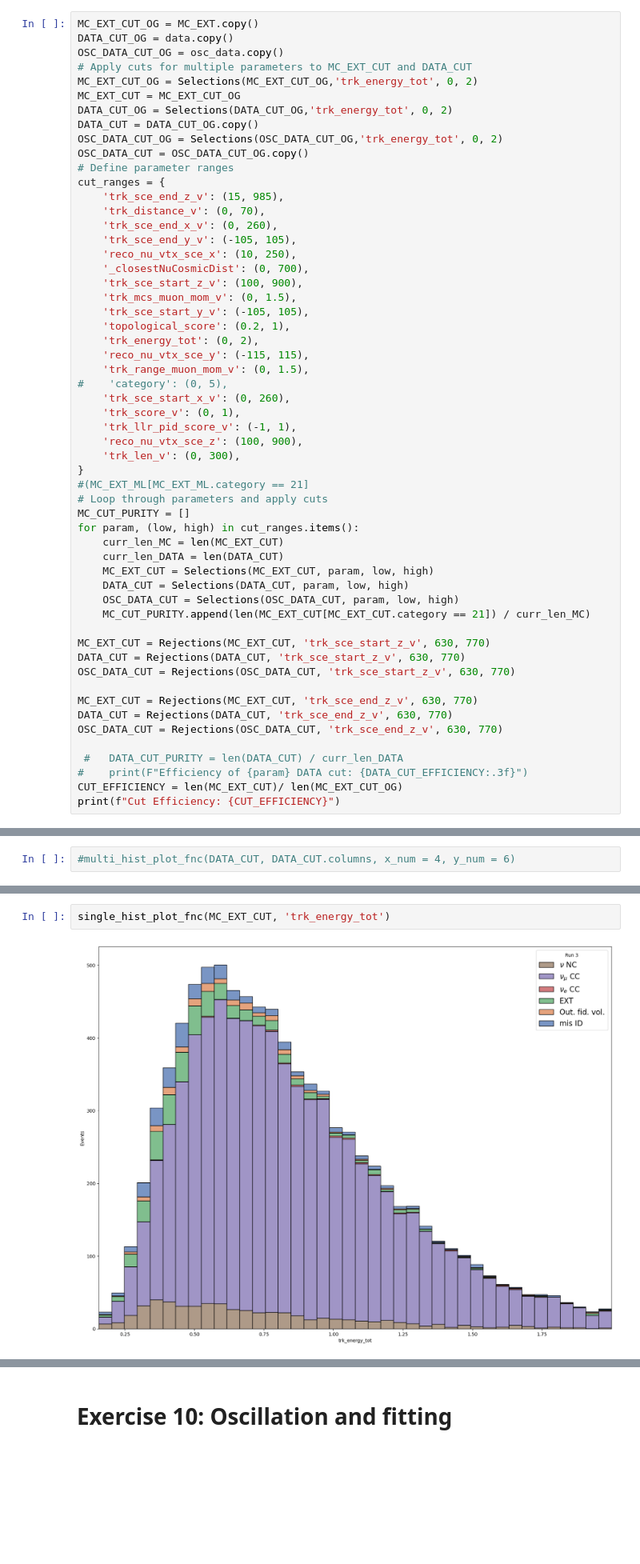
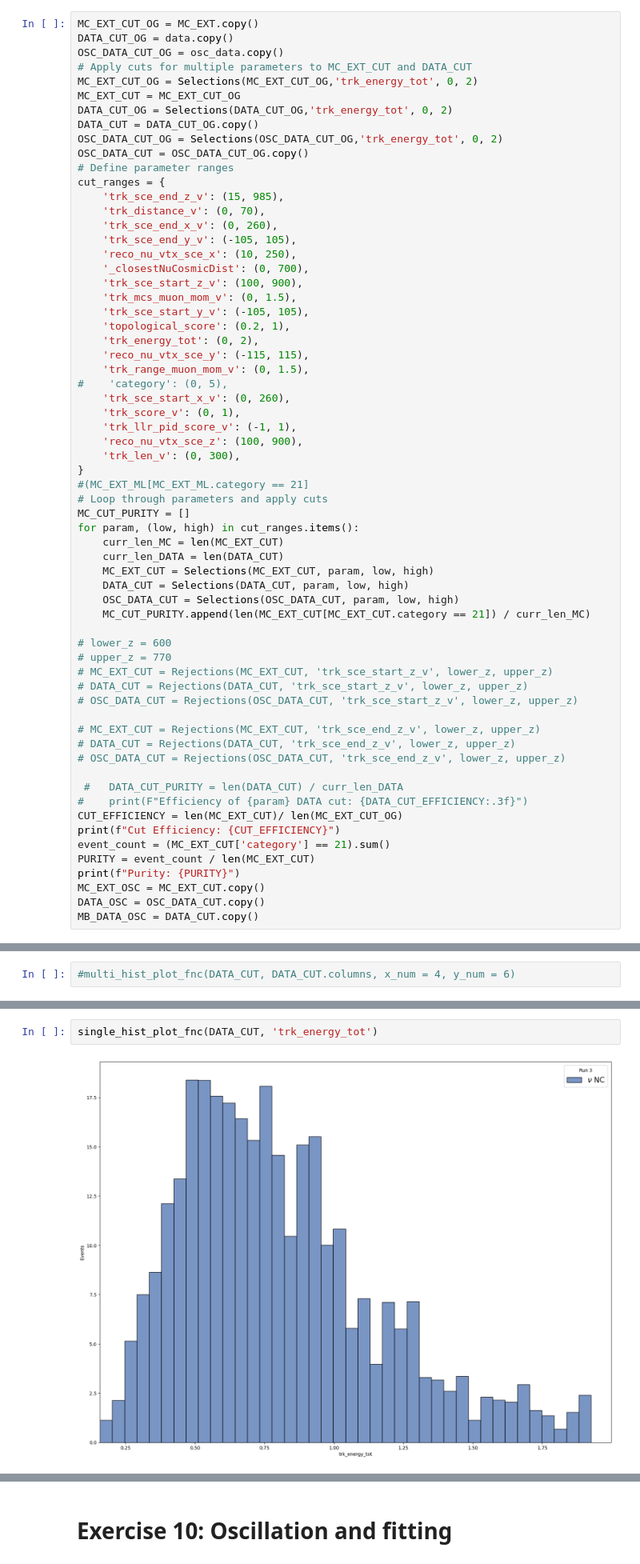
Before and after one commit to chendurshr/MicroBooNE-sem6, a Jupyter notebook: MainAnalysis_template.ipynb, the cells around one changed output, grey strips where cells are left out. Shown at 80% size. Saved outputs shown, nothing was run; the diff lists cells and outputs as text; blank space fills up the shorter version.

```diff
--- a/MainAnalysis_template.ipynb
+++ b/MainAnalysis_template.ipynb
@@ -423,16 +423,24 @@ for param, (low, high) in cut_ranges.items():
     OSC_DATA_CUT = Selections(OSC_DATA_CUT, param, low, high)
     MC_CUT_PURITY.append(len(MC_EXT_CUT[MC_EXT_CUT.category == 21]) / curr_len_MC)
 
-MC_EXT_CUT = Rejections(MC_EXT_CUT, 'trk_sce_start_z_v', 630, 770)
-DATA_CUT = Rejections(DATA_CUT, 'trk_sce_start_z_v', 630, 770)
-OSC_DATA_CUT = Rejections(OSC_DATA_CUT, 'trk_sce_start_z_v', 630, 770)
+# lower_z = 600
+# upper_z = 770
+# MC_EXT_CUT = Rejections(MC_EXT_CUT, 'trk_sce_start_z_v', lower_z, upper_z)
+# DATA_CUT = Rejections(DATA_CUT, 'trk_sce_start_z_v', lower_z, upper_z)
+# OSC_DATA_CUT = Rejections(OSC_DATA_CUT, 'trk_sce_start_z_v', lower_z, upper_z)
 
-MC_EXT_CUT = Rejections(MC_EXT_CUT, 'trk_sce_end_z_v', 630, 770)
-DATA_CUT = Rejections(DATA_CUT, 'trk_sce_end_z_v', 630, 770)
-OSC_DATA_CUT = Rejections(OSC_DATA_CUT, 'trk_sce_end_z_v', 630, 770)
+# MC_EXT_CUT = Rejections(MC_EXT_CUT, 'trk_sce_end_z_v', lower_z, upper_z)
+# DATA_CUT = Rejections(DATA_CUT, 'trk_sce_end_z_v', lower_z, upper_z)
+# OSC_DATA_CUT = Rejections(OSC_DATA_CUT, 'trk_sce_end_z_v', lower_z, upper_z)
 
  #   DATA_CUT_PURITY = len(DATA_CUT) / curr_len_DATA
 #    print(F"Efficiency of {param} DATA cut: {DATA_CUT_EFFICIENCY:.3f}")
 CUT_EFFICIENCY = len(MC_EXT_CUT)/ len(MC_EXT_CUT_OG)
 print(f"Cut Efficiency: {CUT_EFFICIENCY}")
+event_count = (MC_EXT_CUT['category'] == 21).sum()
+PURITY = event_count / len(MC_EXT_CUT)
+print(f"Purity: {PURITY}")
+MC_EXT_OSC = MC_EXT_CUT.copy()
+DATA_OSC = OSC_DATA_CUT.copy()
+MB_DATA_OSC = DATA_CUT.copy()
 # %% [output]
@@ -476,7 +496,7 @@ def single_hist_plot_fnc(data_frame, x_variable):
 # %%
-single_hist_plot_fnc(MC_EXT_CUT, 'trk_energy_tot')
+single_hist_plot_fnc(DATA_CUT, 'trk_energy_tot')
 # %% [output]
-[figure, old version]
+[figure, new version]
 # %% [markdown]
 # Exercise 8: Check the purity and efficiency of the sample
 It is recommended to plot purity and efficiency after each variable cut.
```
Also changed, not shown: parts of 32 cells of this notebook.
